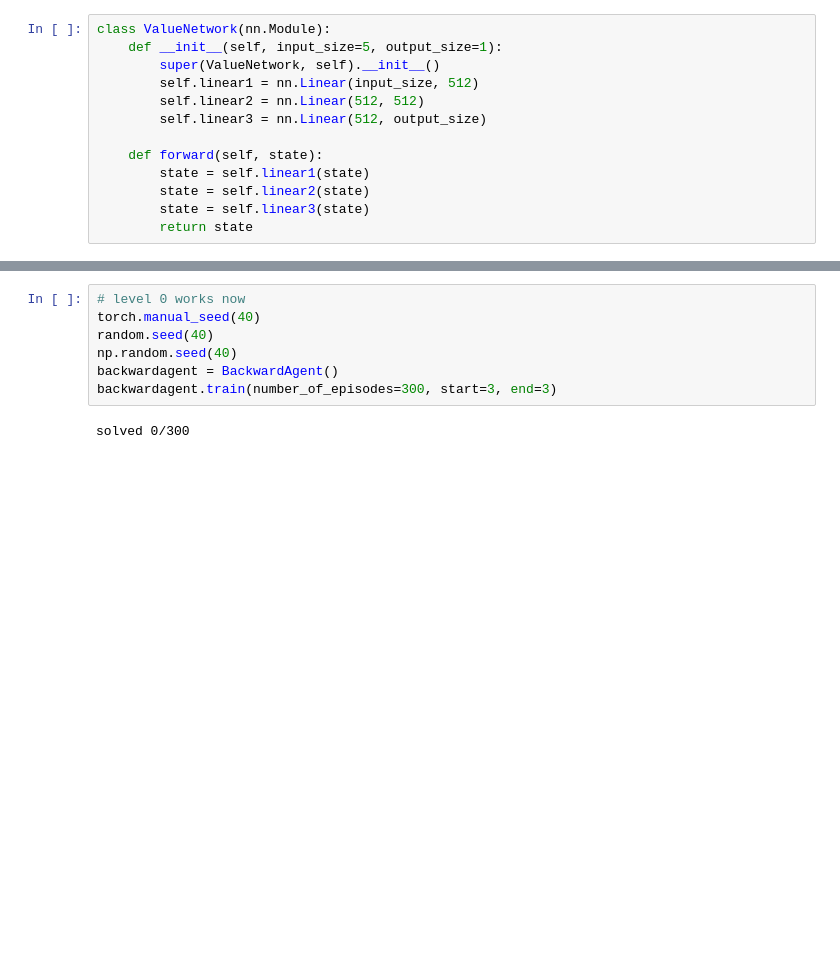
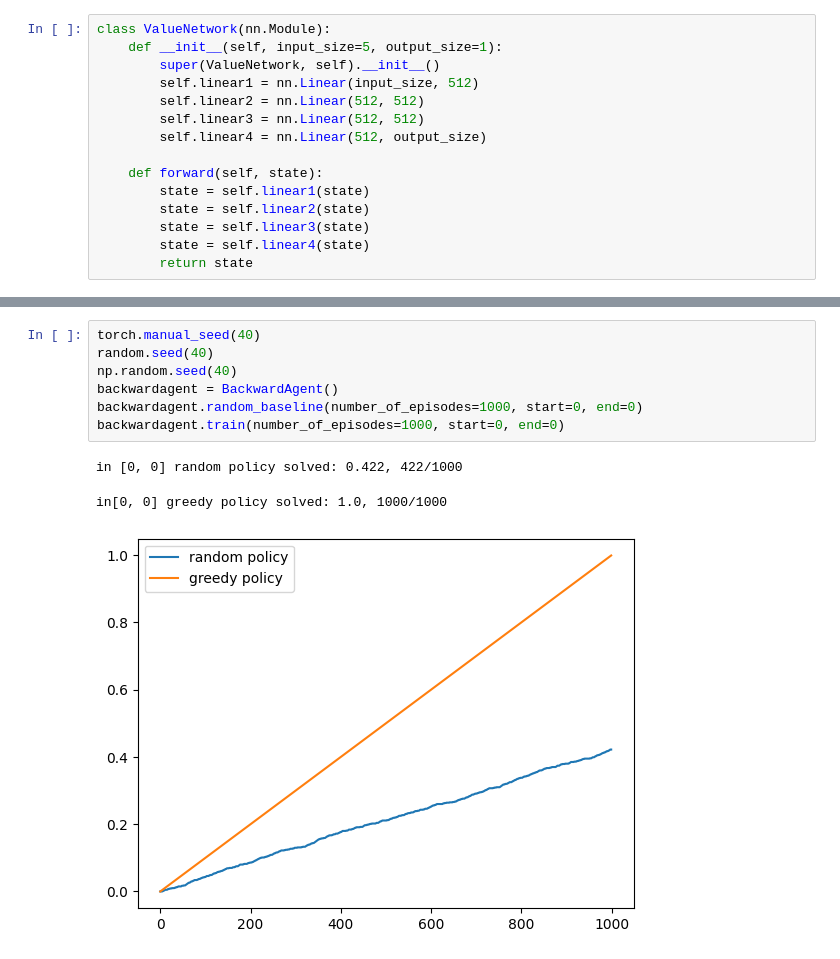
Before and after one commit to paulkroe/Schokoban, a Jupyter notebook: backward_agent.ipynb, the cells around one changed output, grey strips where cells are left out. Cells and saved outputs as stored; diff of their text form; blank space fills up the shorter version.

Commit message:
Tried some runs in Colab. Level 1 is easily solvable by the backward agent. In the other levels it is still hard to beat the random baseline.

```diff
--- a/backward_agent.ipynb
+++ b/backward_agent.ipynb
@@ -18,12 +21,14 @@ class ValueNetwork(nn.Module):
         super(ValueNetwork, self).__init__()
         self.linear1 = nn.Linear(input_size, 512)
         self.linear2 = nn.Linear(512, 512)
-        self.linear3 = nn.Linear(512, output_size)
+        self.linear3 = nn.Linear(512, 512)
+        self.linear4 = nn.Linear(512, output_size)
 
     def forward(self, state):
         state = self.linear1(state)
         state = self.linear2(state)
         state = self.linear3(state)
+        state = self.linear4(state)
         return state
 # %%
 class BackwardAgent():
@@ -124,11 +170,13 @@ class BackwardAgent():
         with open(file_path, "w") as file:
             file.write(json_data)
 # %%
-# level 0 works now
 torch.manual_seed(40)
 random.seed(40)
 np.random.seed(40)
 backwardagent = BackwardAgent()
-backwardagent.train(number_of_episodes=300, start=3, end=3)
+backwardagent.random_baseline(number_of_episodes=1000, start=0, end=0)
+backwardagent.train(number_of_episodes=1000, start=0, end=0)
 # %% [output]
-solved 0/300
+in [0, 0] random policy solved: 0.422, 422/1000
+in[0, 0] greedy policy solved: 1.0, 1000/1000
+[figure, added]
```
Also changed, not shown: parts of 4 cells of this notebook.
